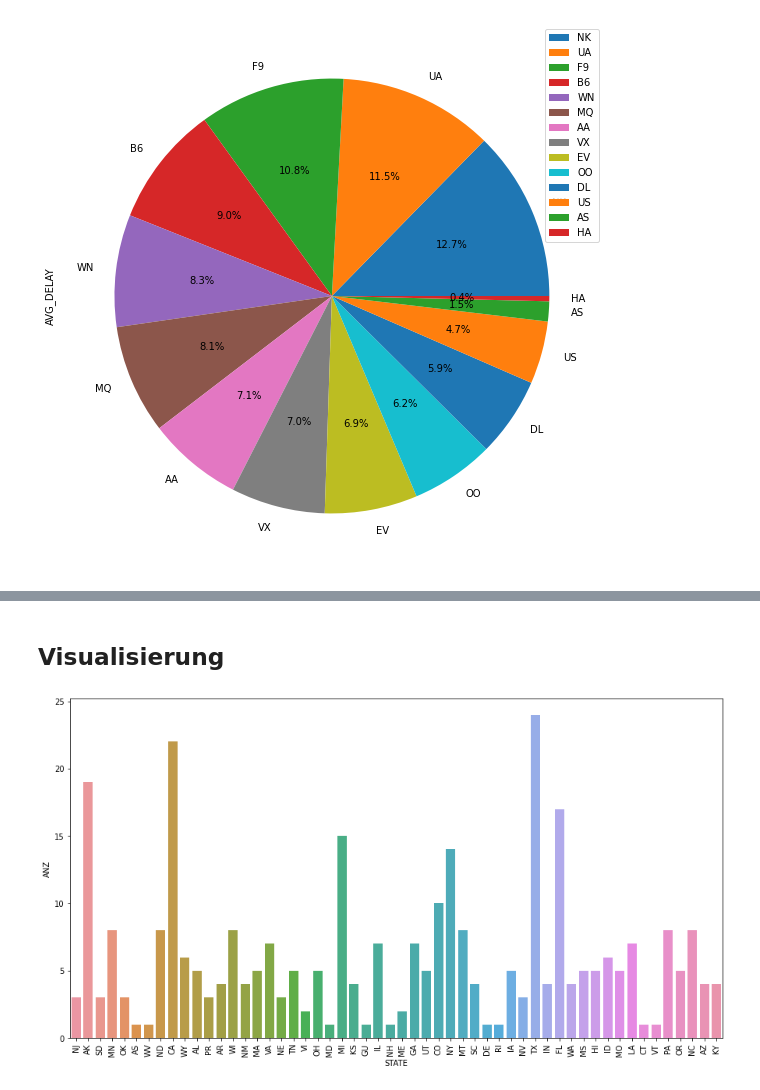
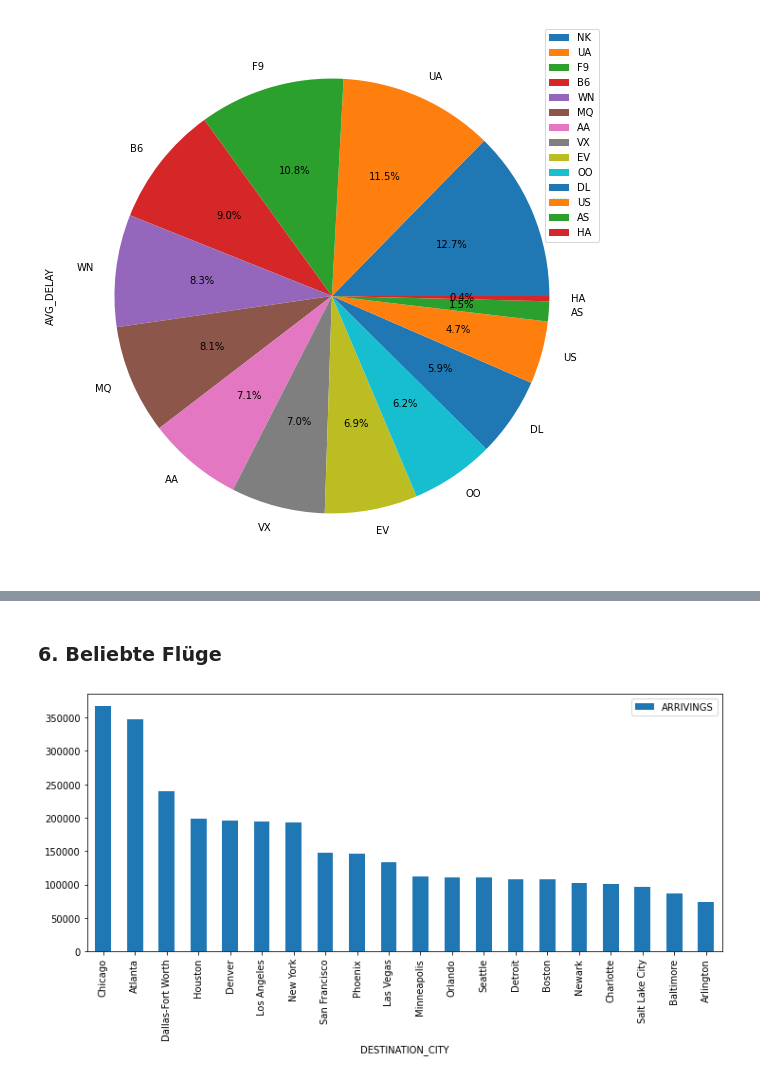
Before and after one commit to behzad1993/Data-Warehousing, a Jupyter notebook: ue3/Ueb3-Primer-pandas-oracle.ipynb, the cells around one changed output, grey strips where cells are left out. Cells and saved outputs as stored; diff of their text form; code cells hidden in the pictures.

```diff
--- a/ue3/Ueb3-Primer-pandas-oracle.ipynb
+++ b/ue3/Ueb3-Primer-pandas-oracle.ipynb
@@ -304,10 +260,14 @@ df
-# %% [markdown]
-## Visualisierung
-# %%
-plt.figure(figsize=(15,8))
-g=sns.barplot(x='STATE',
-            y='ANZ',
-            data=df)
-_=g.set_xticklabels(df['STATE'], rotation=90)
-# %% [output]
-[figure, removed]
+# %% [markdown]
+### 6. Beliebte Flüge
+# %%
+query = """\
+    SELECT destination_city, COUNT(*) AS arrivings
+    FROM delays JOIN flight USING(flight_id)
+    GROUP BY destination_city
+    ORDER BY arrivings DESC
+    FETCH FIRST 20 ROWS ONLY
+    """
+travel_hotspots = run_query(query)
+plot = travel_hotspots.plot(kind="bar", x="DESTINATION_CITY", y="ARRIVINGS", figsize=(12,5));
+# %% [output]
+[figure, added]
```
Also changed, not shown: parts of 17 cells of this notebook.
